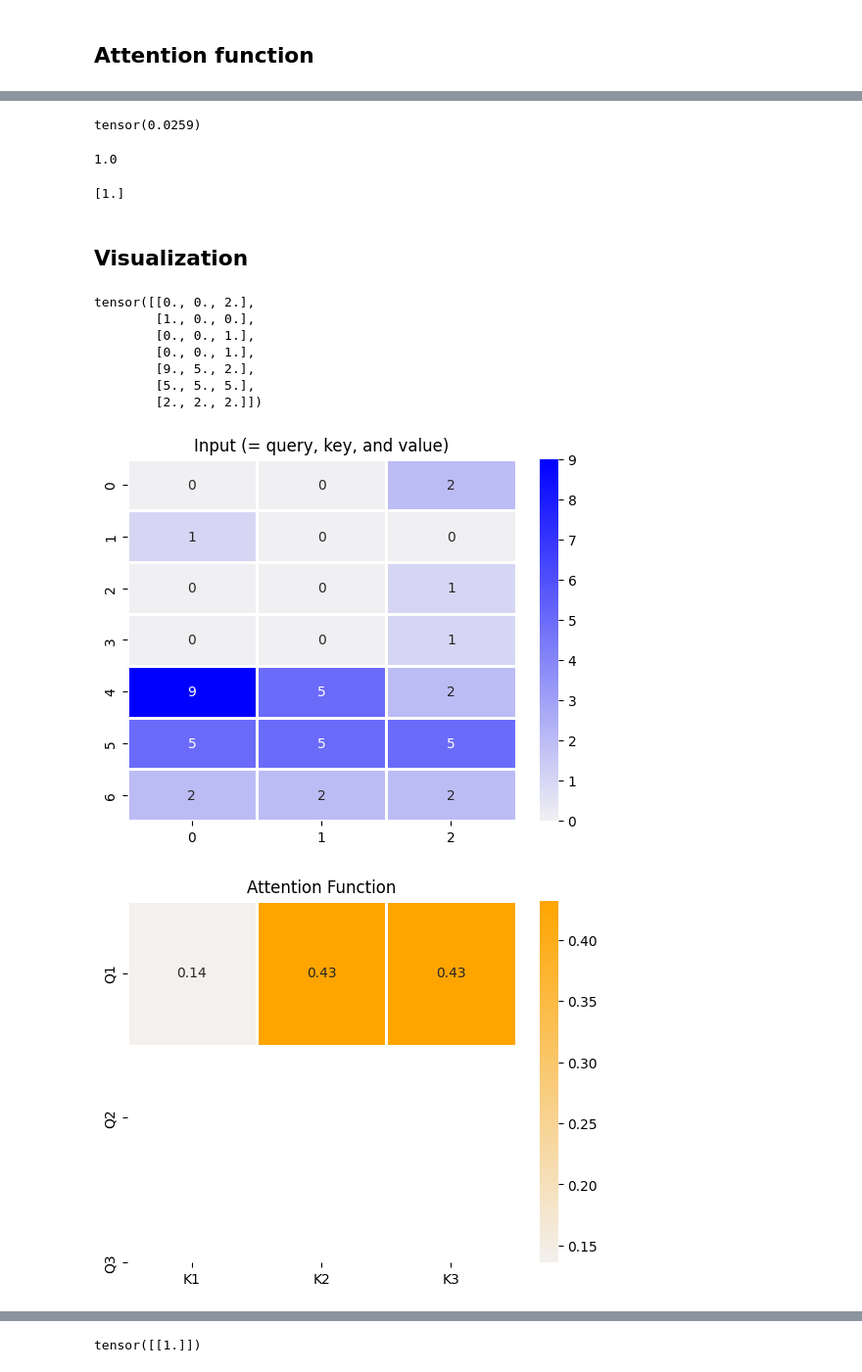
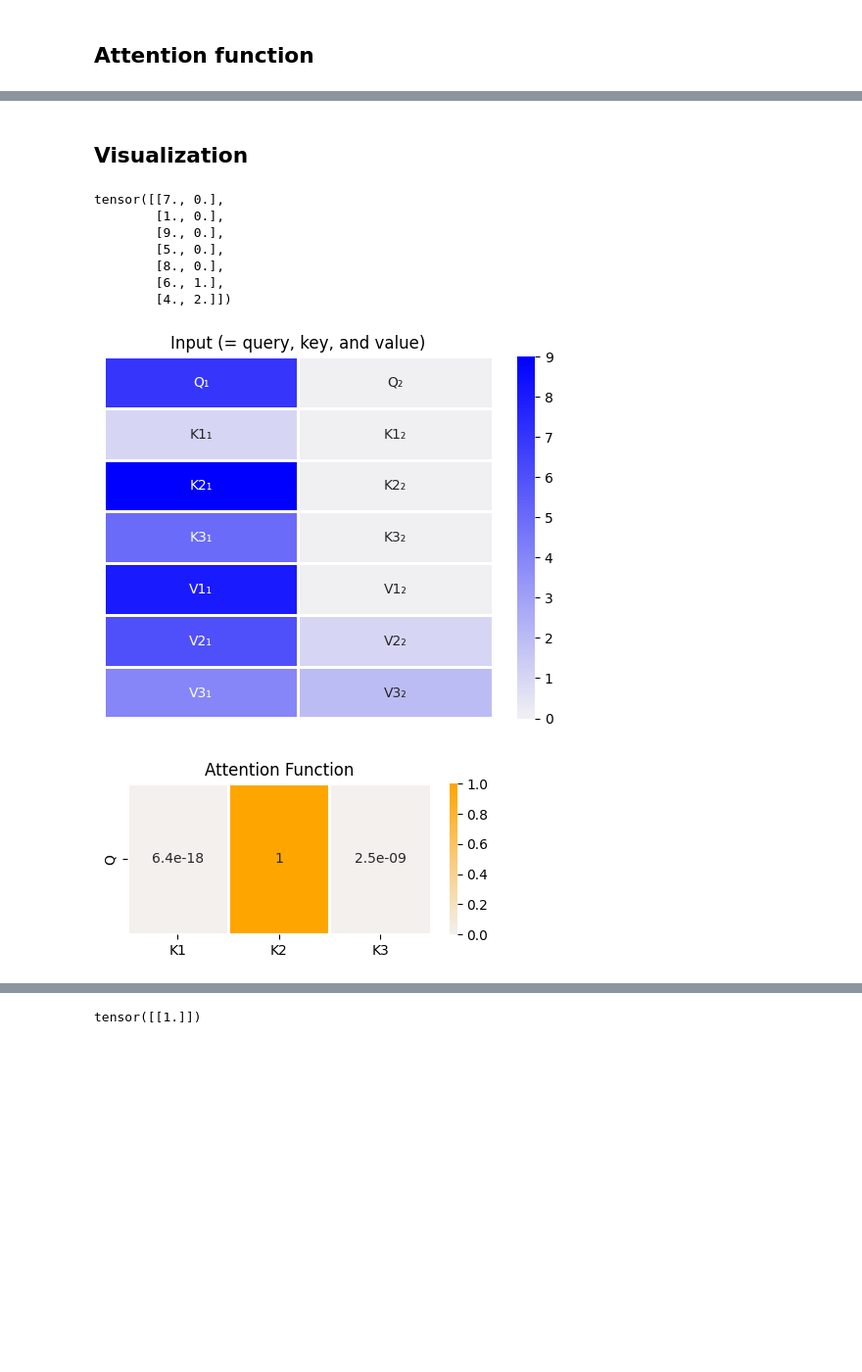
Before and after one commit to TAUforPython/machinelearning, a Jupyter notebook: example_attention_mechanism.ipynb, the cells around one changed output, grey strips where cells are left out. Shown at 98% size. Cells and saved outputs as stored; diff of their text form; code cells hidden in the pictures; blank space fills up the shorter version.

```diff
--- a/example_attention_mechanism.ipynb
+++ b/example_attention_mechanism.ipynb
@@ -53,16 +97,18 @@ Value (V): Contains the actual information that the model will focus on.
 # dimensions = batch size x sequence length x embedding dimension
 #Y = random_tensors([3, 2, 4])
 
-#Y = [[1, 2, 3], [4, 5, 6], [7, 8, 9]]
+#Q = [[0., 0., 2.]]
+#K = [[1., 0., 0.],[0., 0., 1.],[0., 0., 1.]]
+#V = [[9., 5., 2.],[5., 5., 5.],[2., 2., 2.]]
 
-#Q = [[2., 0., 0.],[2., 0., 0.],[2., 0., 0.]]
+Q = [[7., 0.]]
+K = [[1., 0.],[9., 0.],[5., 0.]]
+V = [[8., 0.],[6., 1.],[4., 2.]]
 
-K = [[1., 0., 0.],[0., 0., 1.],[0., 0., 1.]]
-V = [[9., 5., 2.],[5., 5., 5.],[2., 2., 2.]]
-Q = [[0., 0., 2.]]
 
-#K = [[0., 1., 0.]]
-#V = [[9., 5., 2.]]
+#Q = [[0., 7.]]
+#K = [[0., 1.],[0., 9.],[0., 5.]]
+#V = [[0., 8.],[1., 6.],[2., 4.]]
 
 Q = torch.tensor(Q)
 K = torch.tensor(K)
@@ -131,47 +166,41 @@ tensor([[0.6134, 0.1933, 0.1933]])
-# %%
-# print first attention vector = dimension of softmax
-p_attn[0,0]
-# %% [output]
-tensor(0.0259)
-# %%
-# verify that softmax adds up to 1
-p_attn[0].sum().item()
-# %% [output]
-1.0
-# %%
-# verify that softmax adds up to 1 for every row in the attention matrix
-#p_attn.sum(dim=2)
-print(p_attn.sum(dim=1).numpy())
-# %% [output]
-[1.]
 # %% [markdown]
 ## Visualization
 # %%
 # input
 Y = torch.cat((Q,K,V),axis=0)
+text = numpy.array([['Q\N{SUBSCRIPT ONE}','Q\N{SUBSCRIPT TWO}'],
+                ['K1\N{SUBSCRIPT ONE}','K1\N{SUBSCRIPT TWO}'],
+                ['K2\N{SUBSCRIPT ONE}','K2\N{SUBSCRIPT TWO}'],
+                ['K3\N{SUBSCRIPT ONE}','K3\N{SUBSCRIPT TWO}'],
+                ['V1\N{SUBSCRIPT ONE}','V1\N{SUBSCRIPT TWO}'],
+                ['V2\N{SUBSCRIPT ONE}','V2\N{SUBSCRIPT TWO}'],
+                ['V3\N{SUBSCRIPT ONE}','V3\N{SUBSCRIPT TWO}']]
+                )
 print(Y)
-sns.heatmap(Y.numpy(), annot=True, cmap=sns.light_palette('blue', as_cmap=True), linewidths=1).set_title('Input (= query, key, and value)');
+plt.axis('off')
+sns.heatmap(Y.numpy(), annot=text, cmap=sns.light_palette('blue', as_cmap=True), fmt="",linewidths=1).set_title('Input (= query, key, and value)');
 # %% [output]
-tensor([[0., 0., 2.],
-        [1., 0., 0.],
-        [0., 0., 1.],
-        [0., 0., 1.],
-        [9., 5., 2.],
-        [5., 5., 5.],
-        [2., 2., 2.]])
+tensor([[7., 0.],
+        [1., 0.],
+        [9., 0.],
+        [5., 0.],
+        [8., 0.],
+        [6., 1.],
+        [4., 2.]])
-[figure, old version]
+[figure, new version]
 # %%
 # attention matrix
 # output
 x_axis_labels = ['K1', 'K2', 'K3']
-y_axis_labels = ['Q1', 'Q2', 'Q3']
+y_axis_labels = ['Q']
+plt.figure(figsize=(5,2))
 sns.heatmap(p_attn.numpy(), annot=True,
             xticklabels=x_axis_labels,
             yticklabels=y_axis_labels,
             cmap=sns.light_palette("orange", as_cmap=True),
             linewidths=1).set_title('Attention Function'
             );
 # %% [output]
-[figure, old version]
+[figure, new version]
 # %%
 # output
```
Also changed, not shown: parts of 18 cells of this notebook.
